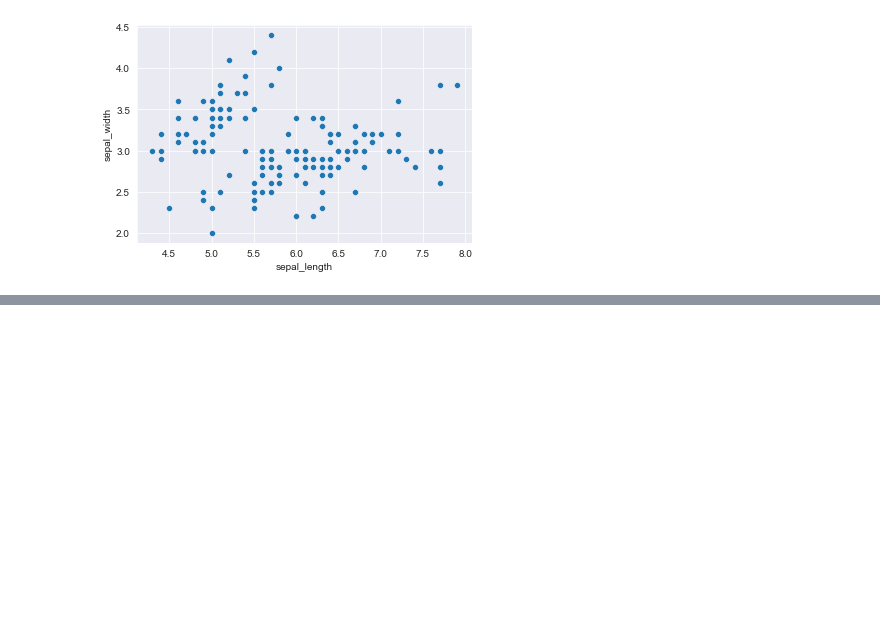
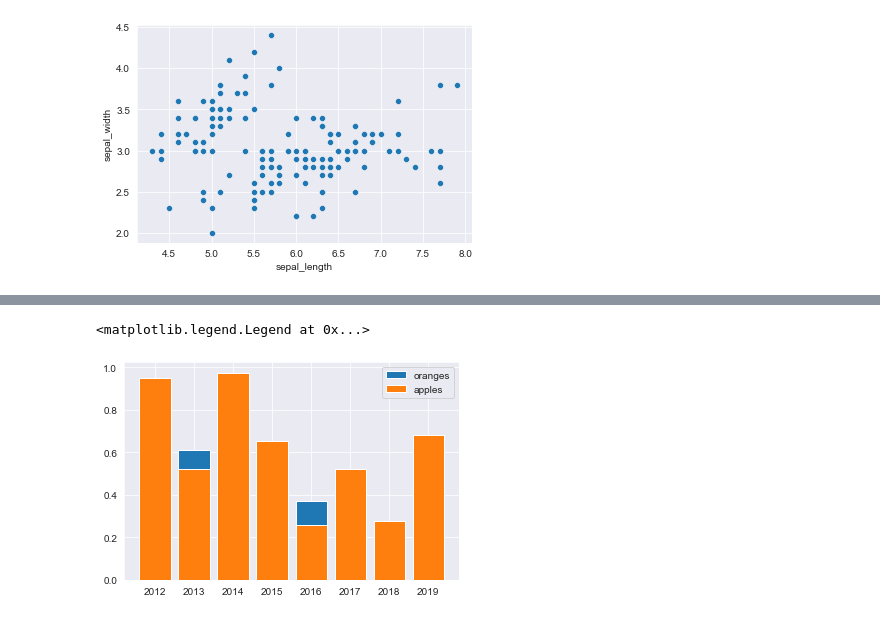
Before and after one commit to mekken2/EDA-Squad, a Jupyter notebook: Jovian_matplot_sns/Jovian_matplotlib_sns.ipynb, the cells around one changed output, grey strips where cells are left out. Cells and saved outputs as stored; diff of their text form; code cells hidden in the pictures; blank space fills up the shorter version.

```diff
--- a/Jovian_matplot_sns/Jovian_matplotlib_sns.ipynb
+++ b/Jovian_matplot_sns/Jovian_matplotlib_sns.ipynb
@@ -231,0 +250,7 @@ plt.legend(['setosa','versicolor','virginica']);
+# %%
+plt.bar(yrs,oranges);
+plt.bar(yrs,apples);
+plt.legend(['oranges','apples'])
+# %% [output]
+<matplotlib.legend.Legend at 0x...>
+[figure, added]
```
Also changed, not shown: parts of 52 cells of this notebook.
